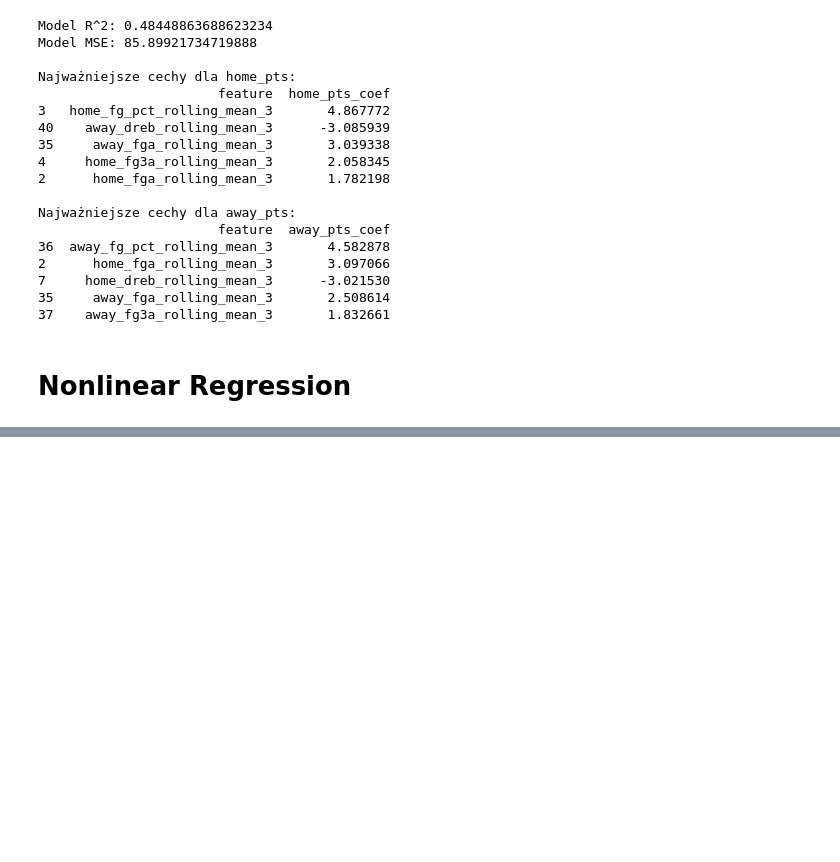
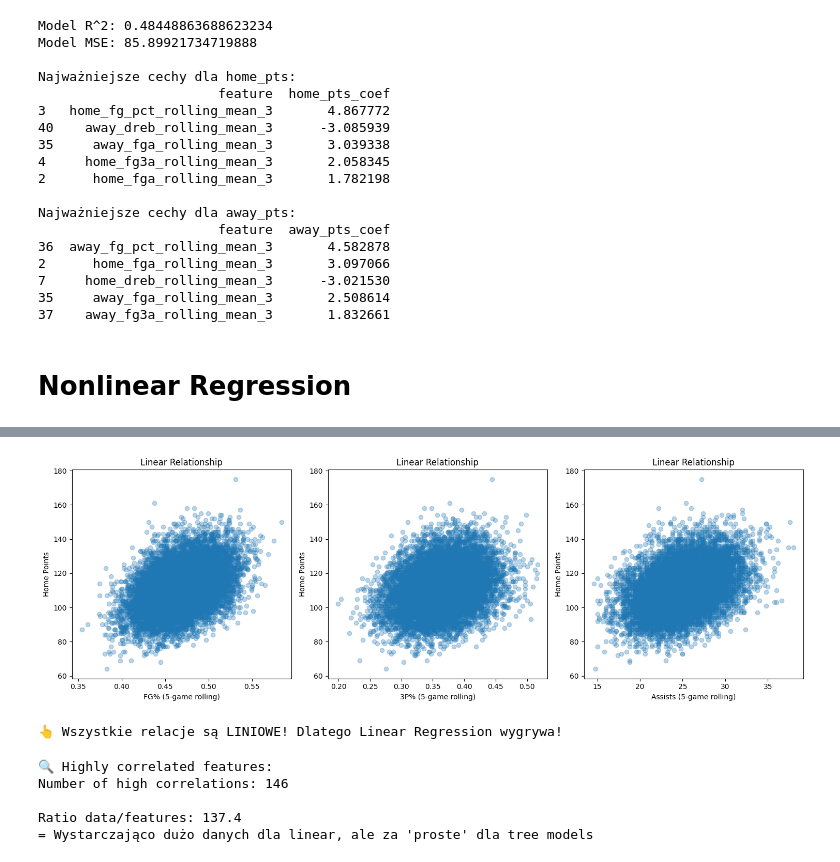
Before and after one commit to szymond44/nba-total-points-prediction-model, a Jupyter notebook: notebooks/nba-sandbox.ipynb, the cells around one changed output, grey strips where cells are left out. Cells and saved outputs as stored; diff of their text form; code cells hidden in the pictures; blank space fills up the shorter version.

Commit message:
Add nonlinear regression section to nba-sandbox.ipynb

```diff
--- a/notebooks/nba-sandbox.ipynb
+++ b/notebooks/nba-sandbox.ipynb
@@ -186,0 +272,54 @@ Najważniejsze cechy dla away_pts:
+# %%
+# W NBA nie ma magicznych threshold effects:
+# - Nie ma "jeśli FG% > 50% AND 3P% > 40% THEN explosive offense"
+# - Wszystko jest gradual, linear relationship
+
+# Sprawdź czy są nieliniowe relacje
+import matplotlib.pyplot as plt
+
+plt.figure(figsize=(15, 5))
+
+# Plot 1: FG% vs Points (should be linear)
+plt.subplot(1, 3, 1)
+plt.scatter(df['home_fg_pct_rolling_mean_5'], df['home_pts'], alpha=0.3)
+plt.xlabel('FG% (5-game rolling)')
+plt.ylabel('Home Points')
+plt.title('Linear Relationship')
+
+# Plot 2: 3P% vs Points (should be linear)
+plt.subplot(1, 3, 2)
+plt.scatter(df['home_fg3_pct_rolling_mean_5'], df['home_pts'], alpha=0.3)
+plt.xlabel('3P% (5-game rolling)')
+plt.ylabel('Home Points')
+plt.title('Linear Relationship')
+
+# Plot 3: Assists vs Points (should be linear)
+plt.subplot(1, 3, 3)
+plt.scatter(df['home_ast_rolling_mean_5'], df['home_pts'], alpha=0.3)
+plt.xlabel('Assists (5-game rolling)')
+plt.ylabel('Home Points')
+plt.title('Linear Relationship')
+
+plt.tight_layout()
+plt.show()
+
+print("👆 Wszystkie relacje są LINIOWE! Dlatego Linear Regression wygrywa!")
+# %% [output]
+[figure, added]
+👆 Wszystkie relacje są LINIOWE! Dlatego Linear Regression wygrywa!
+# %%
+# Sprawdź korelacje - prawdopodobnie bardzo wysokie
+correlation_matrix = X_train_scaled.corr()
+high_corr = correlation_matrix.abs() > 0.8
+print("🔍 Highly correlated features:")
+print(f"Number of high correlations: {high_corr.sum().sum()}")
+
+# Rolling averages są bardzo predictable
+print(f"\nRatio data/features: {X_train_scaled.shape[0] / X_train_scaled.shape[1]:.1f}")
+print("= Wystarczająco dużo danych dla linear, ale za 'proste' dla tree models")
+# %% [output]
+🔍 Highly correlated features:
+Number of high correlations: 146
+
+Ratio data/features: 137.4
+= Wystarczająco dużo danych dla linear, ale za 'proste' dla tree models
```
Also changed, not shown: parts of 7 cells of this notebook.
